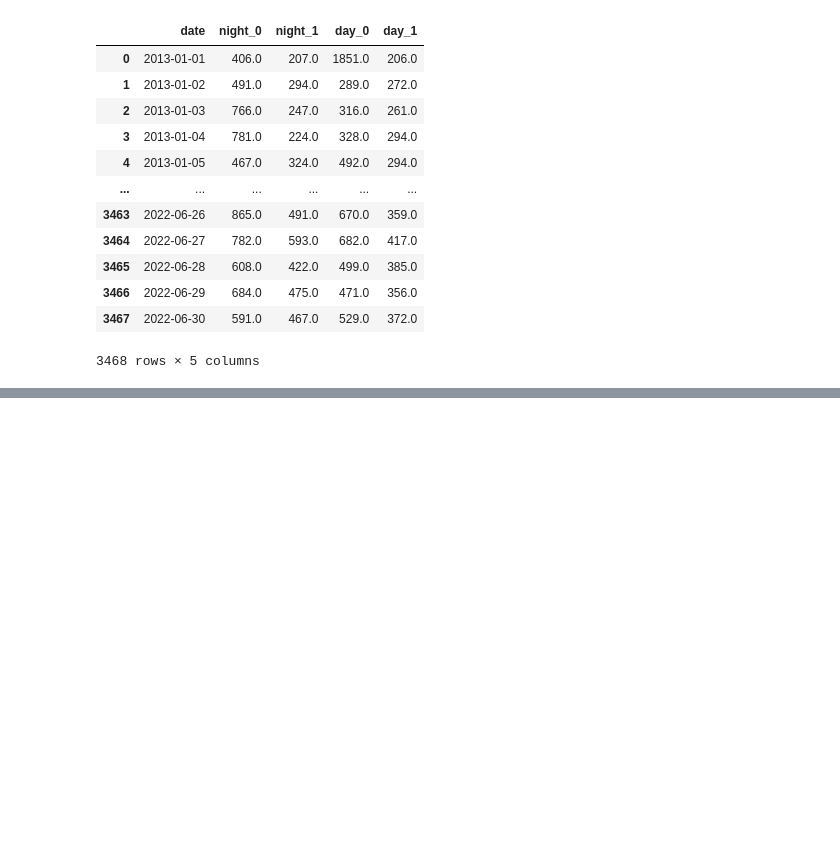
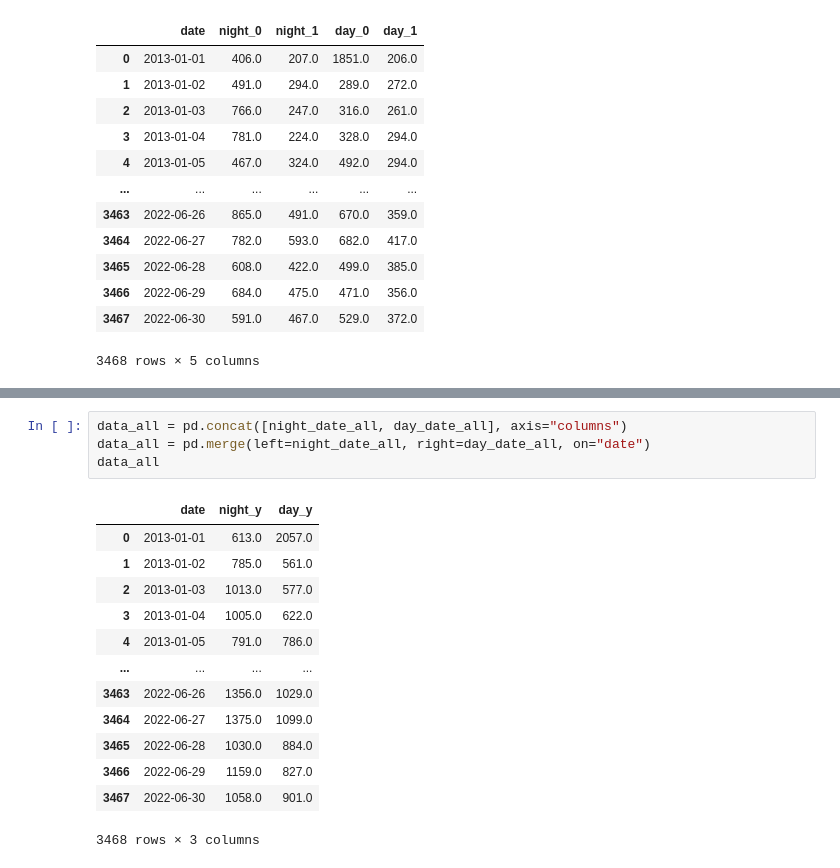
Before and after one commit to CUAGAIN-95/119_calls_prediction, a Jupyter notebook: visualize.ipynb, the cells around one changed output, grey strips where cells are left out. Drawn from its saved outputs; the diff is of its cells as text; blank space fills up the shorter version.

```diff
--- a/visualize.ipynb
+++ b/visualize.ipynb
@@ -275,0 +164,18 @@ Parameters: { "n_estimator" } are not used.
+# %%
+data_all = pd.concat([night_date_all, day_date_all], axis="columns")
+data_all = pd.merge(left=night_date_all, right=day_date_all, on="date")
+data_all
+# %% [output]
+|  | date | night_y | day_y |
+| 0 | 2013-01-01 | 613.0 | 2057.0 |
+| 1 | 2013-01-02 | 785.0 | 561.0 |
+| 2 | 2013-01-03 | 1013.0 | 577.0 |
+| 3 | 2013-01-04 | 1005.0 | 622.0 |
+| 4 | 2013-01-05 | 791.0 | 786.0 |
+| ... | ... | ... | ... |
+| 3463 | 2022-06-26 | 1356.0 | 1029.0 |
+| 3464 | 2022-06-27 | 1375.0 | 1099.0 |
+| 3465 | 2022-06-28 | 1030.0 | 884.0 |
+| 3466 | 2022-06-29 | 1159.0 | 827.0 |
+| 3467 | 2022-06-30 | 1058.0 | 901.0 |
+3468 rows × 3 columns
```
Also changed, not shown: parts of 8 cells of this notebook, 3 other files.
